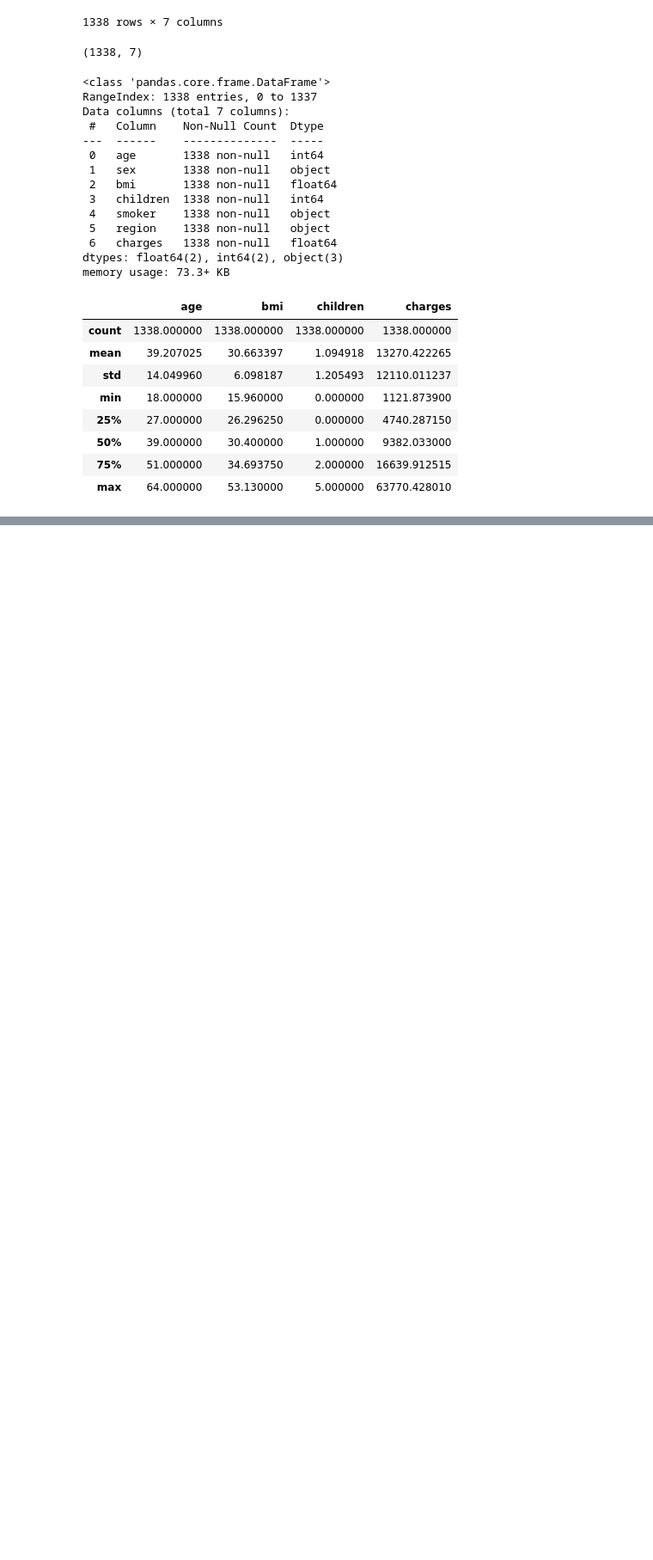
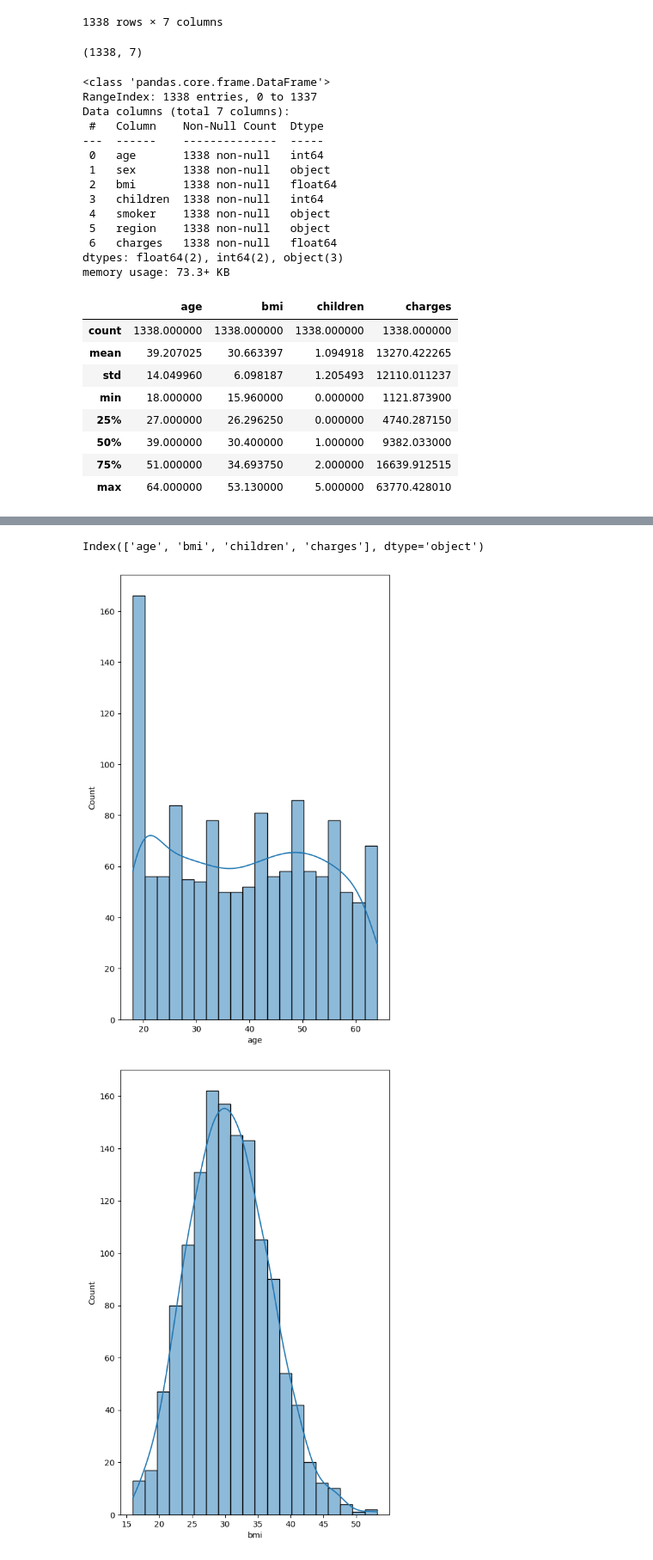
Before and after one commit to PatilPunit/data_Science, a Jupyter notebook: ML/Untitled.ipynb, the cells around one changed output, grey strips where cells are left out. Shown at 86% size. Saved outputs shown, nothing was run; the diff lists cells and outputs as text; code cells hidden in the pictures; blank space fills up the shorter version.

```diff
--- a/ML/Untitled.ipynb
+++ b/ML/Untitled.ipynb
@@ -58,0 +70,12 @@ df.describe()
+# %%
+numeric_clos=df.select_dtypes(include=['number'])
+numeric_clos.columns
+# %% [output]
+Index(['age', 'bmi', 'children', 'charges'], dtype='object')
+# %%
+for col in numeric_clos:
+    plt.figure(figsize=(6,10))
+    sea.histplot(data=df[col],kde=True,bins=20,)
+# %% [output]
+[figure, added]
+[figure, added]
```
Also changed, not shown: parts of 3 cells of this notebook, 1 other file.
